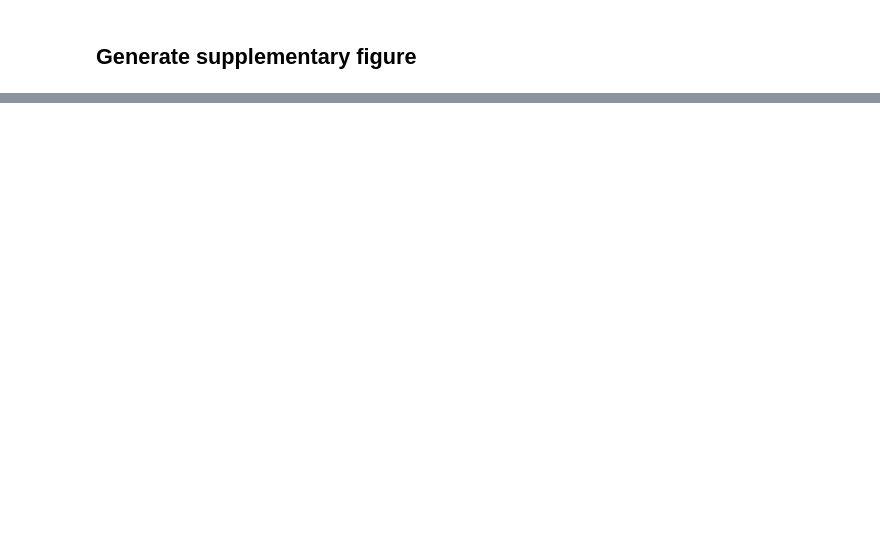
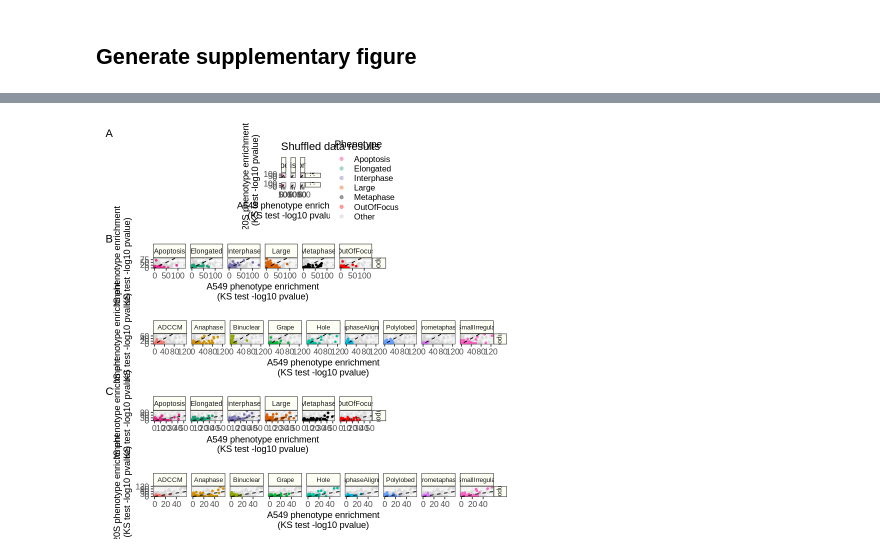
Before and after one commit to WayScience/phenotypic_profiling, a Jupyter notebook: 7.figures/Figure5_JUMP_application.ipynb, the cells around one changed output, grey strips where cells are left out. Drawn from its saved outputs; the diff is of its cells as text; code cells hidden in the pictures; blank space fills up the shorter version.

```diff
--- a/7.figures/Figure5_JUMP_application.ipynb
+++ b/7.figures/Figure5_JUMP_application.ipynb
@@ -385,7 +308,8 @@ Warning message:
 jump_other_phenotype_df <- jump_compare_df %>%
     dplyr::filter(
         !phenotype %in% focus_phenotypes,
-        Metadata_model_type == "final"
+        Metadata_model_type == "final",
+        treatment_type == "compound"
     )
 
 head(jump_other_phenotype_df)
@@ -464,7 +388,8 @@ for (time_point in c("Low", "High")) {
         dplyr::filter(
             phenotype %in% focus_phenotypes,
             Metadata_model_type == "final",
-            time_plot_label == !!time_point
+            time_plot_label == !!time_point,
+            treatment_type == "compound"
         )
 
     df_background <- tidyr::crossing(
@@ -537,12 +462,14 @@ jump_kstest_full_low_fig <- (
 
 
 jump_phenotype_enrichment_supplementary_gg <- (
-    wrap_elements(compare_phenotype_enrichment_ggs[["shuffled"]]) /
+    wrap_elements(compare_phenotype_enrichment_ggs[["shuffled"]] + ggtitle("Shuffled data results")) /
     jump_kstest_full_low_fig /
     jump_kstest_full_high_fig
-    ) + plot_layout(nrow = 3, heights = c(0.5, 1, 1)) + plot_annotation(tag_levels = list(c("A", "B", "", "C", "")))
+    ) + plot_layout(nrow = 3, heights = c(1, 1, 1)) + plot_annotation(tag_levels = list(c("A", "B", "", "C", "")))
 
-ggsave(jump_phenotype_enrichment_supplementary_file, dpi = 500, height = 16, width = 11)
+ggsave(jump_phenotype_enrichment_supplementary_file, dpi = 500, height = 13, width = 13)
+
+jump_phenotype_enrichment_supplementary_gg
 # %% [output]
 Warning message:
 “Removed 30 rows containing missing values (`geom_point()`).”
@@ -561,4 +487,5 @@ Warning message:
 Warning message:
 “Removed 81 rows containing missing values (`geom_point()`).”
 Warning message:
 “Removed 9 rows containing missing values (`geom_point()`).”
+[figure, added]
```
Also changed, not shown: parts of 8 cells of this notebook, 3 other files.
